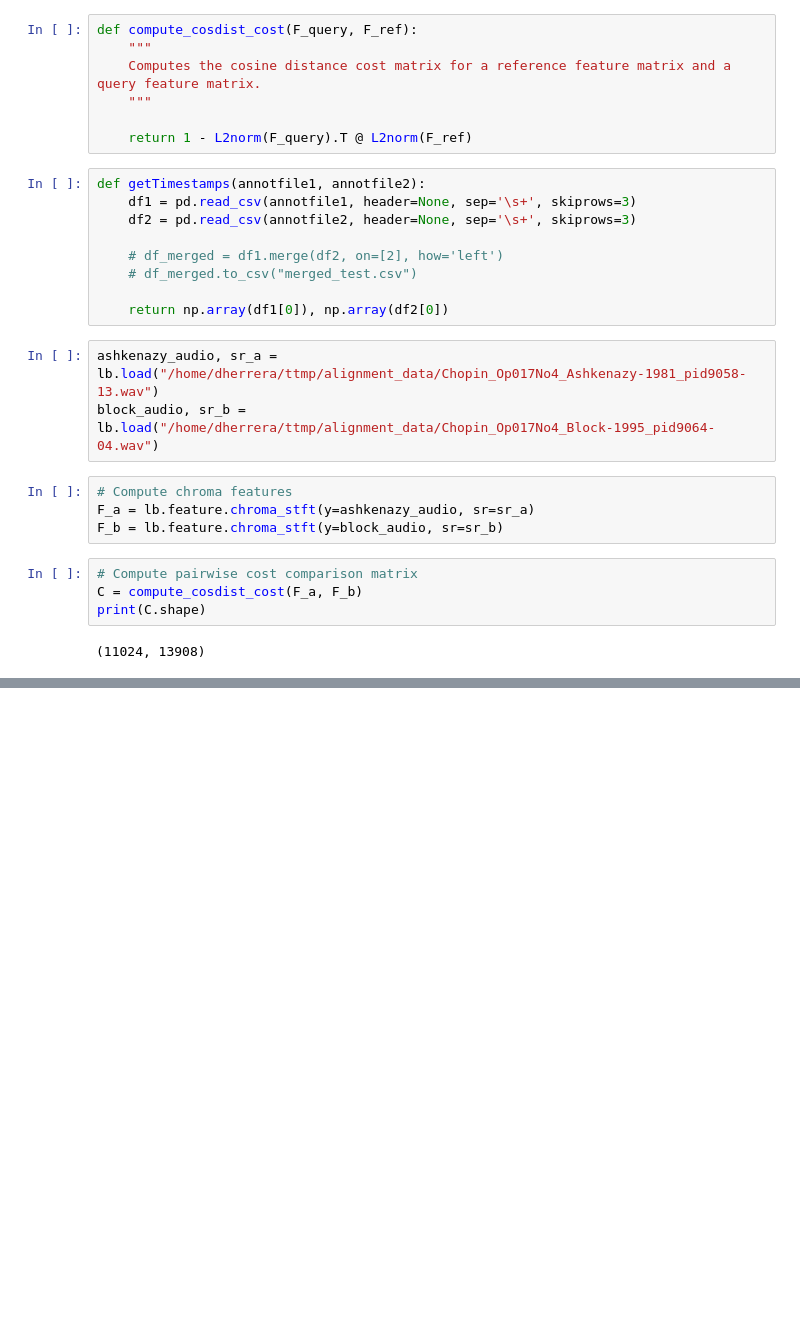
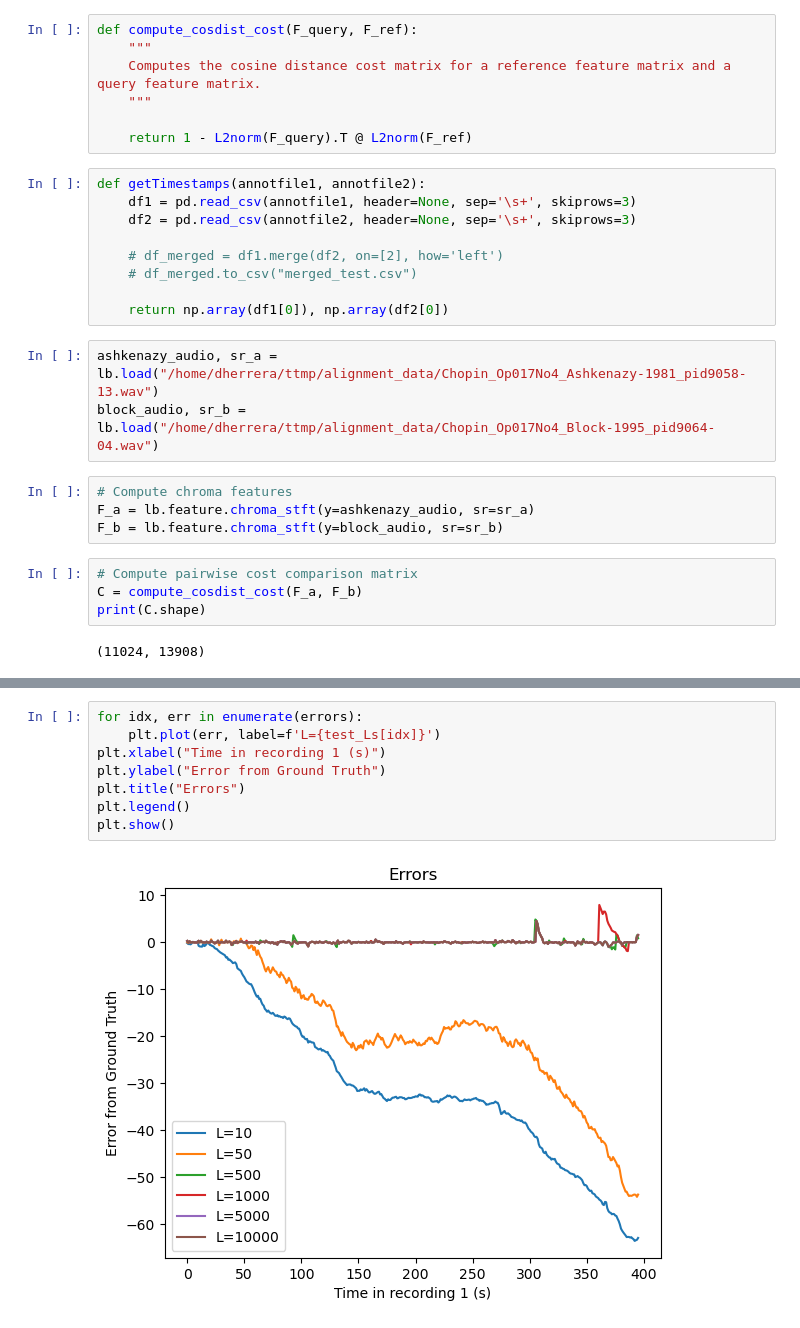
Before and after one commit to dherreravicioso/Online-DTW, a Jupyter notebook: online-dtw.ipynb, the cells around one changed output, grey strips where cells are left out. Saved outputs shown, nothing was run; the diff lists cells and outputs as text; blank space fills up the shorter version.

```diff
--- a/online-dtw.ipynb
+++ b/online-dtw.ipynb
@@ -359,0 +399,10 @@ plt.ylim([0, F_b.shape[1]*hop_sec+2])
+# %%
+for idx, err in enumerate(errors):
+    plt.plot(err, label=f'L={test_Ls[idx]}')
+plt.xlabel("Time in recording 1 (s)")
+plt.ylabel("Error from Ground Truth")
+plt.title("Errors")
+plt.legend()
+plt.show()
+# %% [output]
+[figure, added]
```
Also changed, not shown: parts of 13 cells of this notebook.
